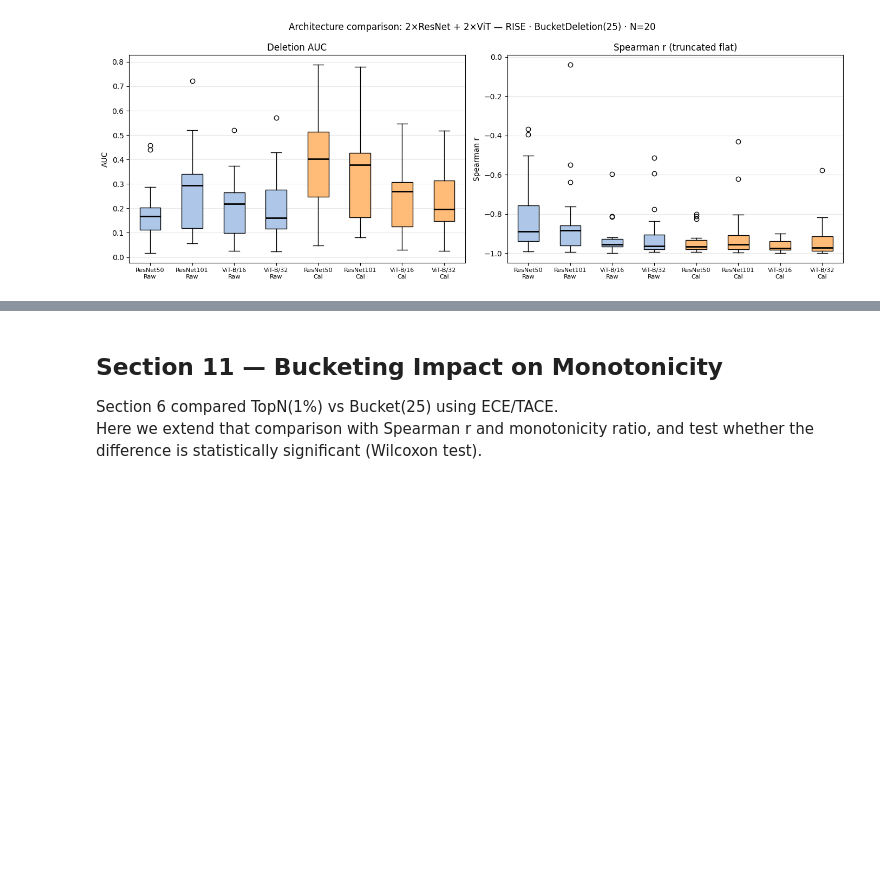
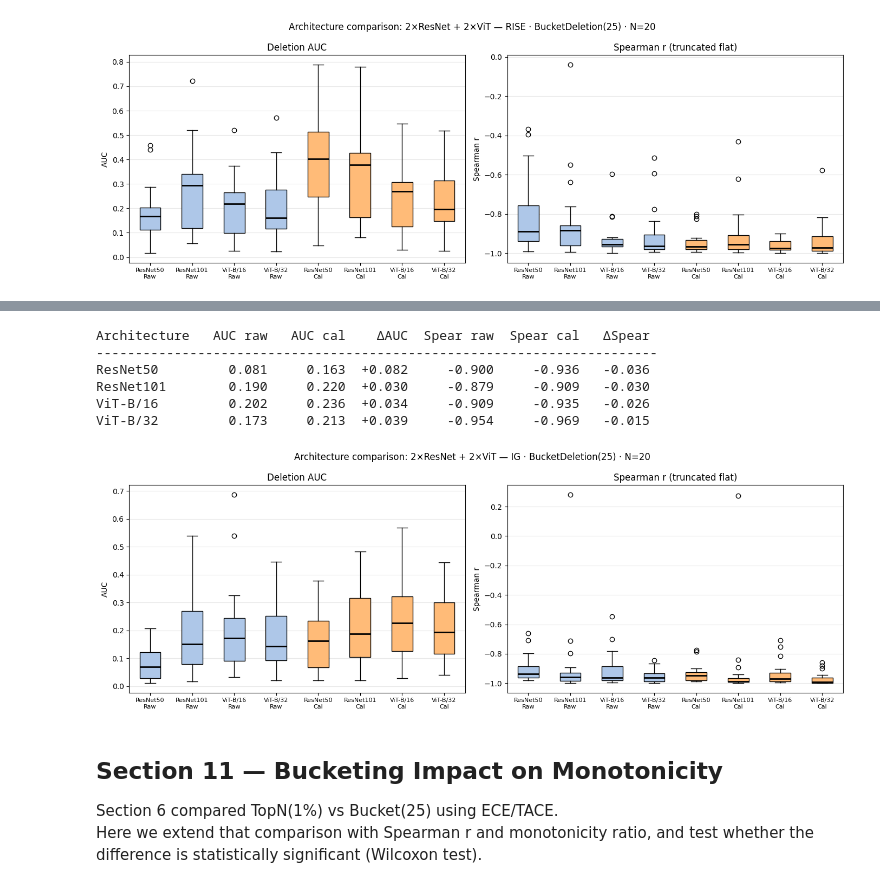
Before and after one commit to kapitan05/causal_calibration, a Jupyter notebook: notebooks/03_calibration_test.ipynb, the cells around one changed output, grey strips where cells are left out. Cells and saved outputs as stored; diff of their text form; code cells hidden in the pictures; blank space fills up the shorter version.

```diff
--- a/notebooks/03_calibration_test.ipynb
+++ b/notebooks/03_calibration_test.ipynb
@@ -1556,3 +1555,23 @@ ResNet101        0.275     0.344  +0.070     -0.833     -0.903   -0.069
 ViT-B/16         0.207     0.244  +0.037     -0.924     -0.962   -0.038
 ViT-B/32         0.210     0.244  +0.034     -0.901     -0.936   -0.035
 [figure]
+# %%
+from torchvision.models import (
+    ResNet50_Weights, ResNet101_Weights,
+    ViT_B_16_Weights, ViT_B_32_Weights,
+    resnet50, resnet101, vit_b_16, vit_b_32
+)
+
+print("Loading ResNet50...")
+resnet50_model = resnet50(weights=ResNet50_Weights.DEFAULT).to(device).eval()
+
+print("Loading ResNet101...")
+resnet101_model = resnet101(weights=ResNet101_Weights.DEFAULT).to(device).eval()
+
+print("Loading ViT-B/16...")
+vit16_model = vit_b_16(weights=ViT_B_16_Weights.DEFAULT).to(device).eval()
+
+print("Loading ViT-B/32...")
+vit32_model = vit_b_32(weights=ViT_B_32_Weights.DEFAULT).to(device).eval()
+
+print("Done.")
@@ -1559,3 +1722,54 @@ ViT-B/32         0.210     0.244  +0.034     -0.901     -0.936   -0.035
+# %%
+arch_names = [c[0] for c in arch_configs]
+
+print(
+    f"{'Architecture':<12} {'AUC raw':>9} {'AUC cal':>9} {'ΔAUC':>7} "
+    f"{'Spear raw':>10} {'Spear cal':>10} {'ΔSpear':>8}"
+)
+print("-" * 72)
+for arch_name in arch_names:
+    r = arch_results[arch_name]
+    d_auc = np.mean(r["cal_aucs"]) - np.mean(r["raw_aucs"])
+    d_sp  = np.mean(r["cal_sp"])   - np.mean(r["raw_sp"])
+    print(
+        f"{arch_name:<12} {np.mean(r['raw_aucs']):>9.3f} {np.mean(r['cal_aucs']):>9.3f} "
+        f"{d_auc:>+7.3f} {np.mean(r['raw_sp']):>+10.3f} {np.mean(r['cal_sp']):>+10.3f} "
+        f"{d_sp:>+8.3f}"
+    )
+
+fig, axes = plt.subplots(1, 2, figsize=(14, 5))
+
+for ax, raw_key, cal_key, ylabel, title in [
+    (axes[0], "raw_aucs", "cal_aucs", "AUC",        "Deletion AUC"),
+    (axes[1], "raw_sp",   "cal_sp",   "Spearman r", "Spearman r (truncated flat)"),
+]:
+    data     = [arch_results[n][raw_key] for n in arch_names] + [arch_results[n][cal_key] for n in arch_names]
+    tick_lbls = [f"{n}\nRaw" for n in arch_names] + [f"{n}\nCal" for n in arch_names]
+    colors   = ["#aec7e8"] * 4 + ["#ffbb78"] * 4
+
+    bp = ax.boxplot(data, labels=tick_lbls, patch_artist=True,
+                    medianprops=dict(color="black", linewidth=2))
+    for patch, fc in zip(bp["boxes"], colors):
+        patch.set_facecolor(fc)
+    ax.set_title(title)
+    ax.set_ylabel(ylabel)
+    ax.tick_params(axis="x", labelsize=8)
+    ax.grid(axis="y", alpha=0.3)
+
+plt.suptitle(
+    "Architecture comparison: 2×ResNet + 2×ViT — IG · BucketDeletion(25) · N=20",
+    fontsize=12,
+)
+plt.tight_layout()
+plt.show()
+# %% [output]
+Architecture   AUC raw   AUC cal    ΔAUC  Spear raw  Spear cal   ΔSpear
+------------------------------------------------------------------------
+ResNet50         0.081     0.163  +0.082     -0.900     -0.936   -0.036
+ResNet101        0.190     0.220  +0.030     -0.879     -0.909   -0.030
+ViT-B/16         0.202     0.236  +0.034     -0.909     -0.935   -0.026
+ViT-B/32         0.173     0.213  +0.039     -0.954     -0.969   -0.015
+[figure, added]
 # %% [markdown]
 ## Section 11 — Bucketing Impact on Monotonicity
 
```
Also changed, not shown: parts of 8 cells of this notebook.
